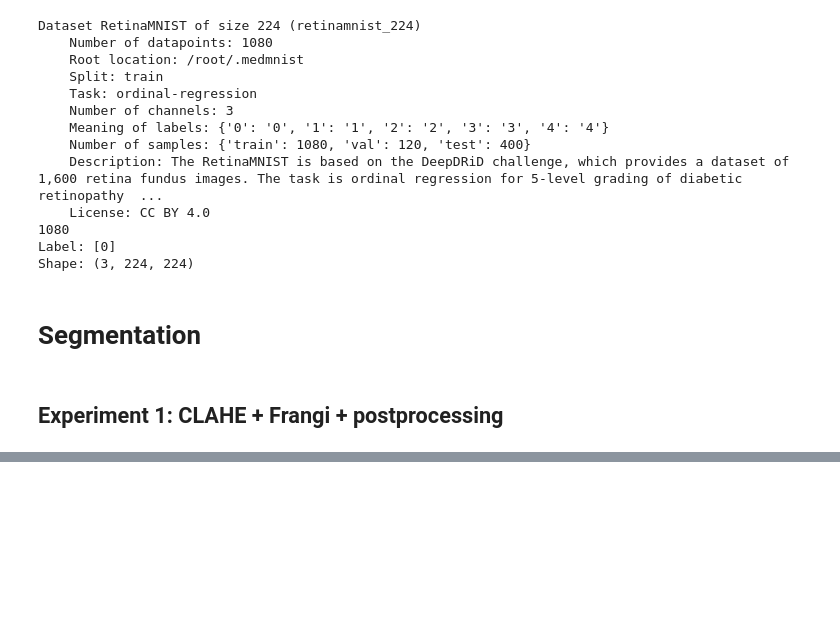
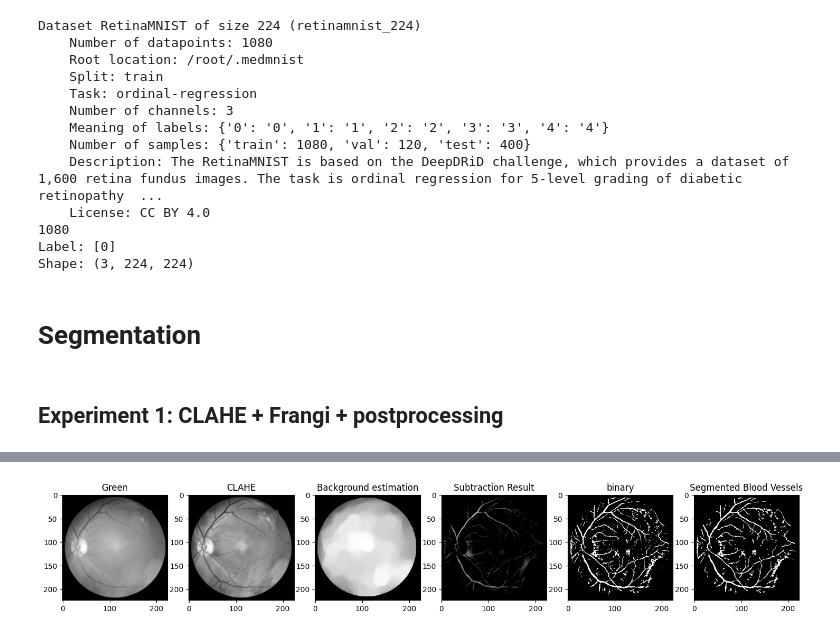
Before and after one commit to Chrisini/cosci-pygeon, a Jupyter notebook: retina-cfp-vessel-segmentation-unlabelled.ipynb, the cells around one changed output, grey strips where cells are left out. Saved outputs shown, nothing was run; the diff lists cells and outputs as text; code cells hidden in the pictures; blank space fills up the shorter version.

Commit message:
added Alternate Sequential Filtering (ASF)

```diff
--- a/retina-cfp-vessel-segmentation-unlabelled.ipynb
+++ b/retina-cfp-vessel-segmentation-unlabelled.ipynb
@@ -195,0 +205,95 @@ plt.show()
+# %%
+import cv2
+import numpy as np
+import os
+import csv
+from matplotlib import pyplot as plt
+
+def extract_bv(img):
+
+    green = img[:, :, 1]
+
+
+    clahe = cv2.createCLAHE(clipLimit=2.0, tileGridSize=(8,8))
+    contrast_enhanced_green_fundus = clahe.apply(green)
+
+    h, w = green.shape
+    mask = np.zeros((h, w), dtype=np.uint8)
+
+    circles = cv2.HoughCircles(
+        green,
+        cv2.HOUGH_GRADIENT,
+        dp=1.2,
+        minDist=100,
+        param1=100,
+        param2=30,
+        minRadius=80,
+        maxRadius=0
+    )
+
+
+    if circles is not None:
+        circles = np.round(circles[0]).astype(int)
+        x, y, r = max(circles, key=lambda c: c[2])
+        cv2.circle(mask, (x, y), r, 255, -1)
+    else:
+        # fallback: assume full image is fundus
+        mask[:] = 255
+
+
+    # applying alternate sequential filtering (3 times closing opening)
+    r1 = cv2.morphologyEx(contrast_enhanced_green_fundus, cv2.MORPH_OPEN, cv2.getStructuringElement(cv2.MORPH_ELLIPSE,(5,5)), iterations = 1)
+    R1 = cv2.morphologyEx(r1, cv2.MORPH_CLOSE, cv2.getStructuringElement(cv2.MORPH_ELLIPSE,(5,5)), iterations = 1)
+    r2 = cv2.morphologyEx(R1, cv2.MORPH_OPEN, cv2.getStructuringElement(cv2.MORPH_ELLIPSE,(11,11)), iterations = 1)
+    R2 = cv2.morphologyEx(r2, cv2.MORPH_CLOSE, cv2.getStructuringElement(cv2.MORPH_ELLIPSE,(11,11)), iterations = 1)
+    r3 = cv2.morphologyEx(R2, cv2.MORPH_OPEN, cv2.getStructuringElement(cv2.MORPH_ELLIPSE,(23,23)), iterations = 1)
+    R3 = cv2.morphologyEx(r3, cv2.MORPH_CLOSE, cv2.getStructuringElement(cv2.MORPH_ELLIPSE,(23,23)), iterations = 1)
+    R3 = cv2.bitwise_and(R3, R3, mask=mask)
+
+    f4 = cv2.subtract(R3,contrast_enhanced_green_fundus)
+    f5 = clahe.apply(f4)
+
+
+    # -------------------------
+    # Threshold
+    # -------------------------
+    binary = cv2.adaptiveThreshold(
+        f5,
+        255,
+        cv2.ADAPTIVE_THRESH_GAUSSIAN_C,
+        cv2.THRESH_BINARY,
+        21,
+        -5
+    )
+
+
+    binary[mask == 0] = 0
+
+    # post processing
+    num_labels, labels, stats, _ = cv2.connectedComponentsWithStats(binary)
+
+    clean = np.zeros_like(binary)
+
+    for i in range(1, num_labels):
+        if stats[i, cv2.CC_STAT_AREA] > 2:
+            clean[labels == i] = 255
+
+
+    titles = ['Green','CLAHE','Background estimation','Subtraction Result', 'binary','Segmented Blood Vessels']
+    images = [green, contrast_enhanced_green_fundus, R3, f4, binary, clean]
+    return images, titles
+
+
+
+images, titles = extract_bv(img)
+
+n = len(titles)
+plt.figure(figsize=(18,8))
+for i in range(n):
+    plt.subplot(1,n,i+1)
+    plt.imshow(images[i], cmap='gray')
+    plt.title(titles[i])
+    # plt.xticks([]),plt.yticks([])
+plt.show()
+# %% [output]
+[figure, added]
```
Also changed, not shown: parts of 2 cells of this notebook.
